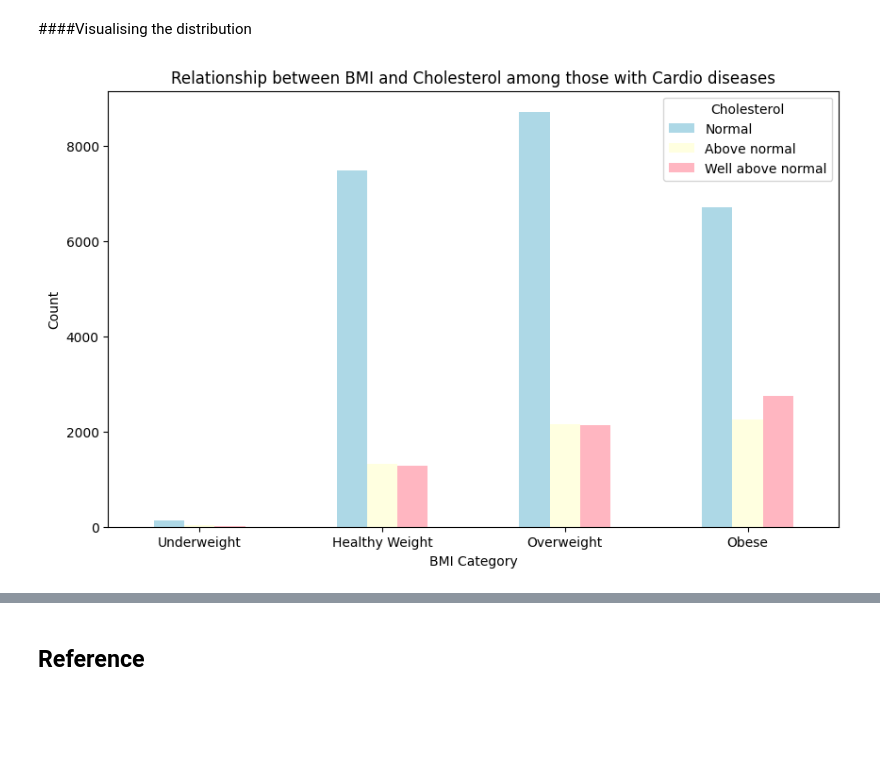
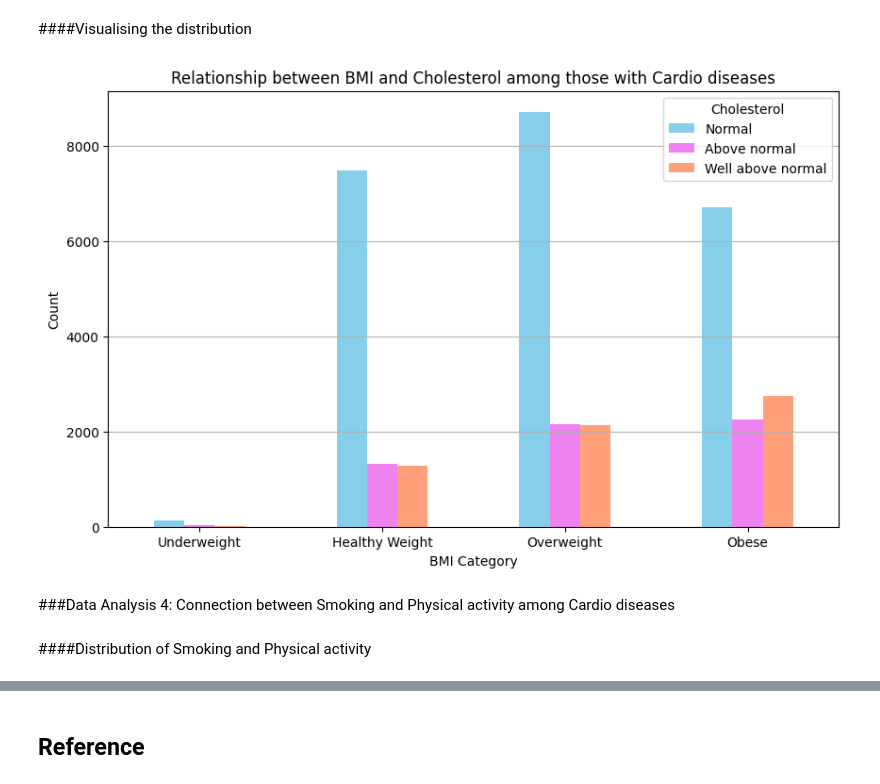
Before and after one commit to w21280485/assignment_a2_2, a Jupyter notebook: Code_Development_Notebook.ipynb, the cells around one changed output, grey strips where cells are left out. Drawn from its saved outputs; the diff is of its cells as text; code cells hidden in the pictures; blank space fills up the shorter version.

```diff
--- a/Code_Development_Notebook.ipynb
+++ b/Code_Development_Notebook.ipynb
@@ -573,14 +590,19 @@ bmi_chole_counts
 ####Visualising the distribution
 # %%
 # Create a grouped bar chart
-ax = bmi_chole_counts.plot(kind='bar', figsize=(10, 6),color=('lightblue','lightyellow','lightpink'))
+ax = bmi_chole_counts.plot(kind='bar', figsize=(10, 6),color=('skyblue','violet','lightsalmon' ))
 plt.title('Relationship between BMI and Cholesterol among those with Cardio diseases')
 plt.xlabel('BMI Category')
 plt.ylabel('Count')
 plt.legend(title='Cholesterol', loc='upper right', labels=['Normal', 'Above normal','Well above normal'])
 plt.xticks(rotation=0)
+plt.grid(axis = 'y')
 
 # Display the plot
 plt.show()
 # %% [output]
-[figure, old version]
+[figure, new version]
+# %% [markdown]
+###Data Analysis 4: Connection between Smoking and Physical activity among Cardio diseases
+# %% [markdown]
+####Distribution of Smoking and Physical activity
```
Also changed, not shown: parts of 17 cells of this notebook.
